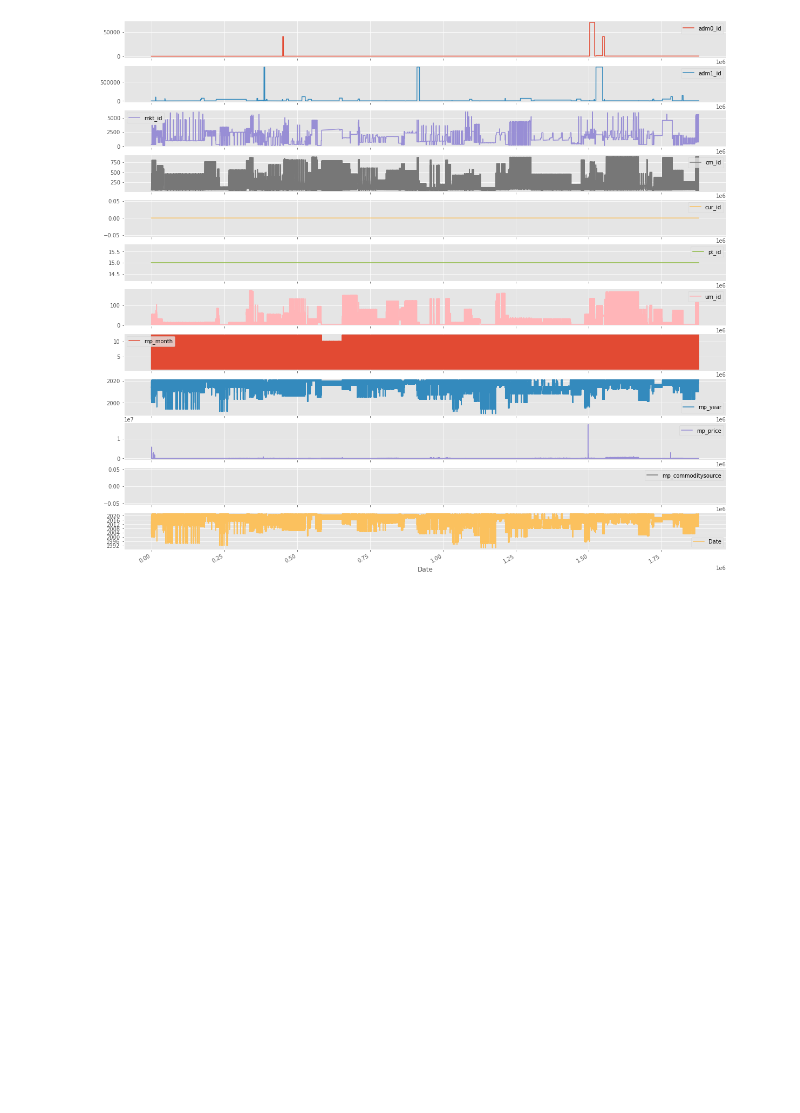
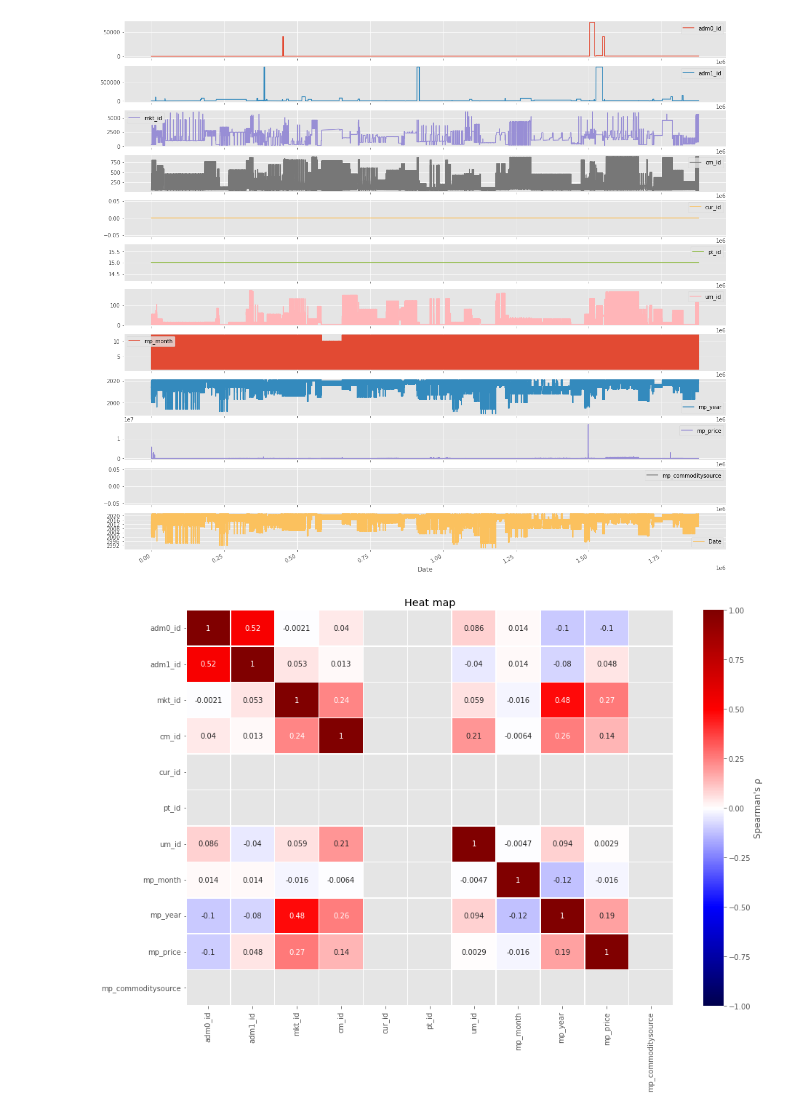
Before and after one commit to MaxSMCON/Group_2, a Jupyter notebook: Group_2_Stats.ipynb, the cells around one changed output. Saved outputs shown, nothing was run; the diff lists cells and outputs as text; code cells hidden in the pictures; blank space fills up the shorter version.

```diff
--- a/Group_2_Stats.ipynb
+++ b/Group_2_Stats.ipynb
@@ -279,3 +309,11 @@ plt.xlabel("Date");
 # %% [output]
 <Figure size 432x288 with 0 Axes>
 [figure]
+# %%
+df_cm = df5.corr(method = 'spearman')
+
+plt.figure(figsize=(15,10))
+ax = sns.heatmap(df_cm, cmap="seismic", annot=True, linewidths=.5, cbar_kws={"label": "Spearman's ρ"}, vmin=-1, vmax=1);
+ax.set_title("Heat map");
+# %% [output]
+[figure, added]
```
Also changed, not shown: parts of 7 cells of this notebook.
